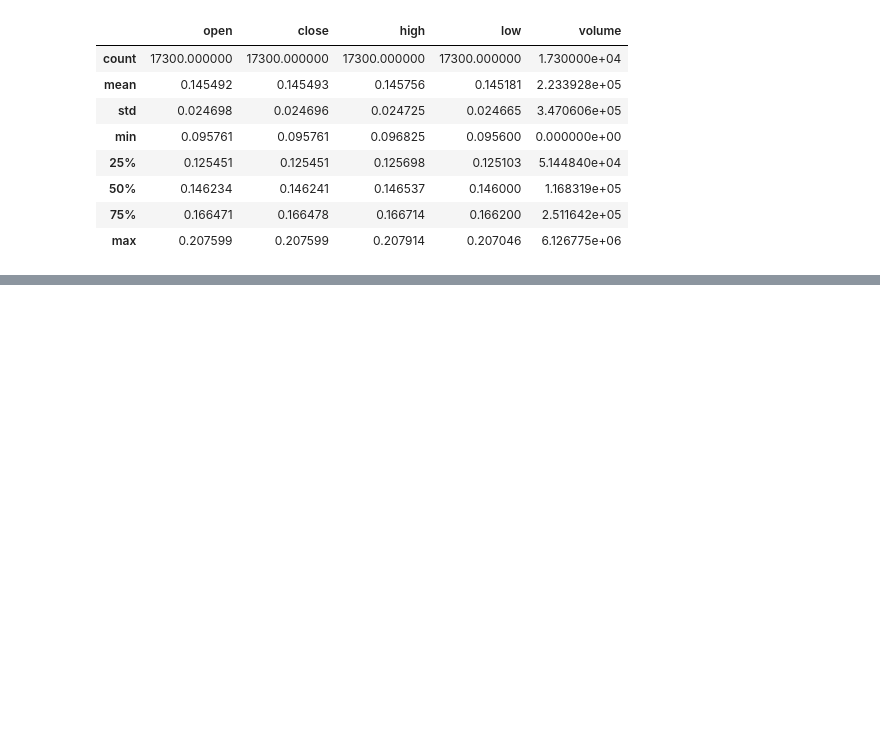
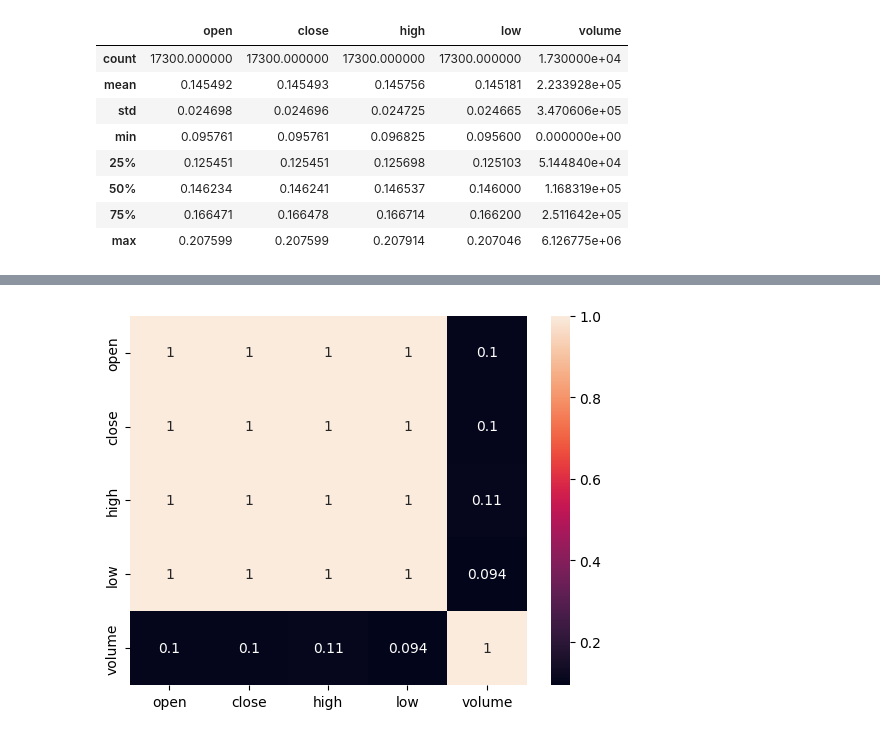
Before and after one commit to Howmanyeyes/ML_2024, a Jupyter notebook: DZ_1.ipynb, the cells around one changed output, grey strips where cells are left out. Drawn from its saved outputs; the diff is of its cells as text; code cells hidden in the pictures; blank space fills up the shorter version.

```diff
--- a/DZ_1.ipynb
+++ b/DZ_1.ipynb
@@ -83,0 +86,12 @@ NameError: name 'stats' is not defined
+# %%
+sns.heatmap(df.corr(), annot=True)
+plt.show()
+
+# As we can see here automatic methods for correletion show us very strange picture: as if
+# opening price is always dependent linearly on closing price. As we know from firsthand excperience
+# and common logic, it's just plainly false. The reason for such strange output is radical
+# diffetence between prices and volume. While price is measured in fractions of dollars, volume is
+# measured by millions of dollars. There are two major approaches in this situation: either we
+# drop volum col entirely or normalize it. Let's do first approach as it is simpler to implement
+# %% [output]
+[figure, added]
```
Also changed, not shown: parts of 4 cells of this notebook.
